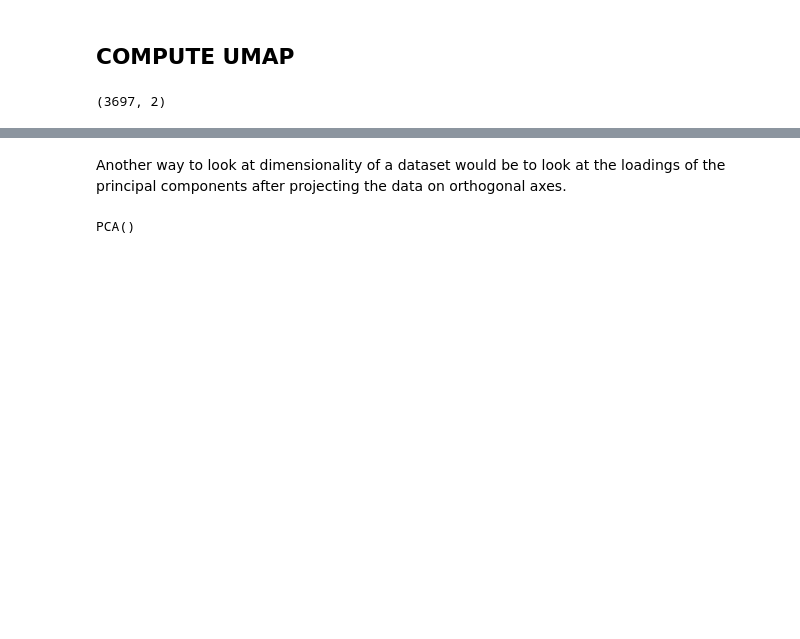
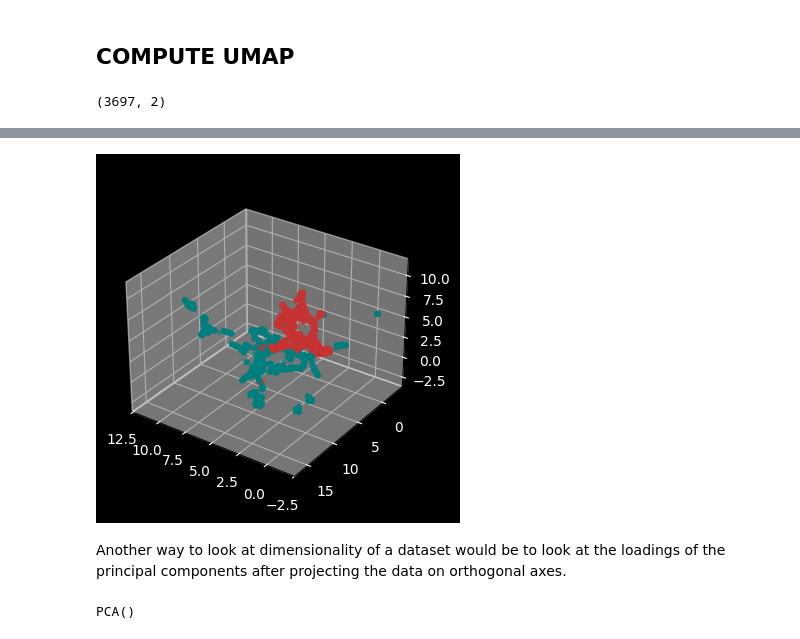
Before and after one commit to Anneser/SpatialInformation, a Jupyter notebook: scripts/DimensionalityAnalysis.ipynb, the cells around one changed output, grey strips where cells are left out. Saved outputs shown, nothing was run; the diff lists cells and outputs as text; code cells hidden in the pictures; blank space fills up the shorter version.

```diff
--- a/scripts/DimensionalityAnalysis.ipynb
+++ b/scripts/DimensionalityAnalysis.ipynb
@@ -168,3 +171,32 @@ plt.show()
+# %%
+# Threshold X to assign binary groups (e.g., midpoint split)
+x_values = spatial_data[:, 0]
+x_threshold = np.median(x_values)  # or pick a manual value
+labels_x = x_values < x_threshold  # True for "right", False for "left"
+
+# Define your two colors
+teal = (0/255, 128/255, 128/255)
+red = (200/255, 50/255, 50/255)
+
+# Map binary labels to RGB colors
+colors_rgb = np.where(labels_x[:, None], red, teal)
+# %%
+# Create figure and 3D subplots
+fig = plt.figure(figsize=(4, 4), facecolor='black')
+
+# Subplot 1: Color-coded by x-position
+ax1 = fig.add_subplot(111, projection='3d', facecolor='black')
+ax1.view_init(elev=30, azim=125)  # 20° above, 45° rotated horizontally
+sc1 = ax1.scatter(concat_emb[:, 0], concat_emb[:, 1], concat_emb[:, 2], c=colors_rgb, s=10)
+ax1.set_title("Color-coded by X-position")
+# Set white for all axis lines and ticks
+ax1.tick_params(colors='white')  # Ticks
+ax1.xaxis.label.set_color('white')
+ax1.yaxis.label.set_color('white')
+ax1.zaxis.label.set_color('white')
+# plt.savefig("../results/Dc_UMAP.png")
+# %% [output]
+[figure, added]
 # %% [markdown]
 Another way to look at dimensionality of a dataset would be to look at the loadings of the principal components after projecting the data on orthogonal axes.
 # %%
```
Also changed, not shown: parts of 6 cells of this notebook, 4 other files.
